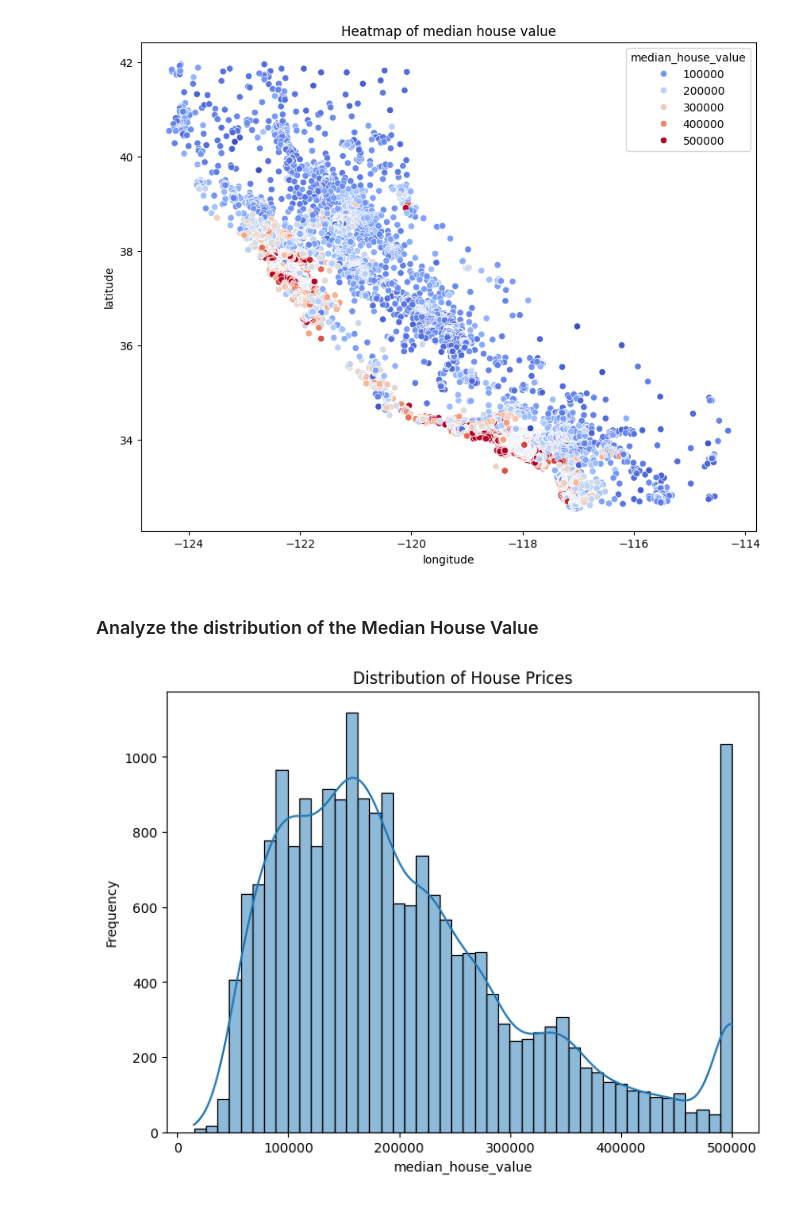
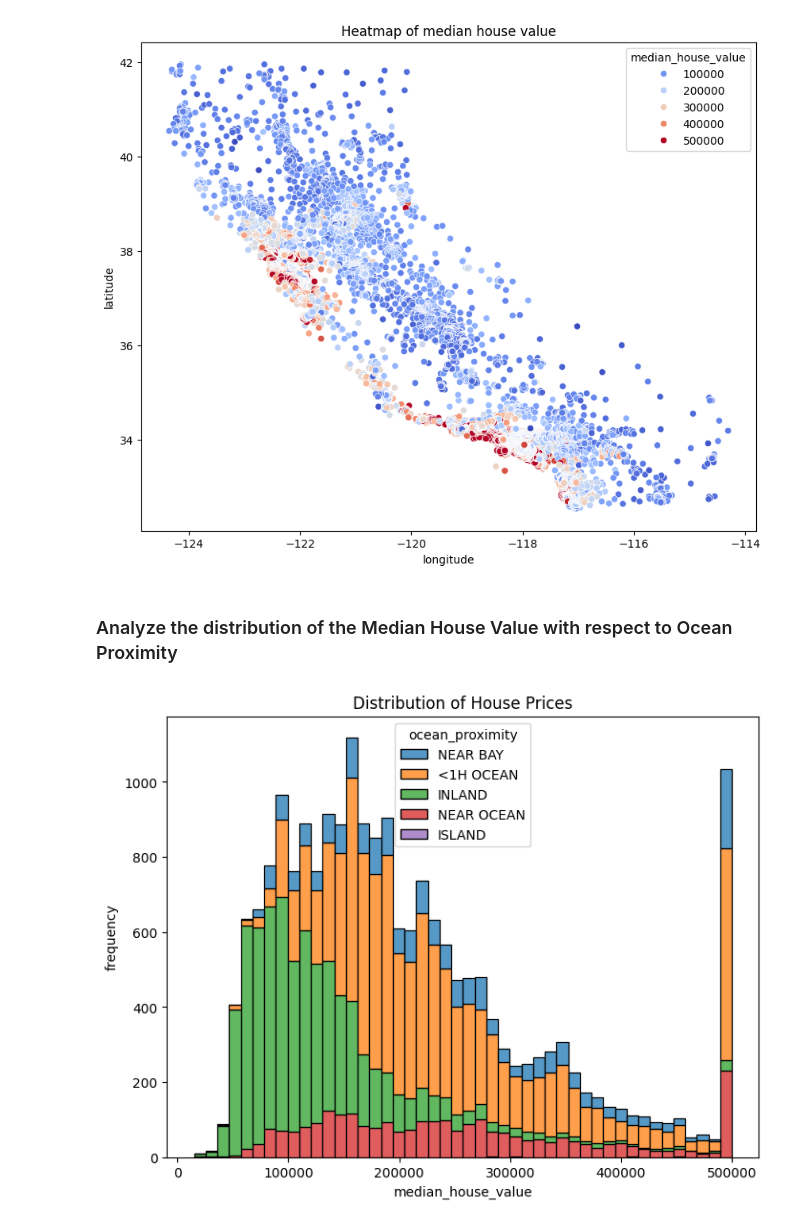
Before and after one commit to brayandm/python-refresher-for-masters-final-project, a Jupyter notebook: main.ipynb, the cells around one changed output. Saved outputs shown, nothing was run; the diff lists cells and outputs as text; code cells hidden in the pictures.

Commit message:
updating graphic

```diff
--- a/main.ipynb
+++ b/main.ipynb
@@ -115,13 +115,13 @@ plt.show()
 # %% [output]
 [figure]
 # %% [markdown]
-### Analyze the distribution of the Median House Value
+### Analyze the distribution of the Median House Value with respect to Ocean Proximity
 # %%
 plt.figure(figsize=(8, 6))
-sns.histplot(data=california_housing_df, x="median_house_value", kde=True)
+sns.histplot(data=california_housing_df, x="median_house_value", hue="ocean_proximity", multiple="stack")
 plt.title("Distribution of House Prices")
 plt.xlabel("median_house_value")
 plt.ylabel("frequency")
 plt.show()
 # %% [output]
-[figure, old version]
+[figure, new version]
```
